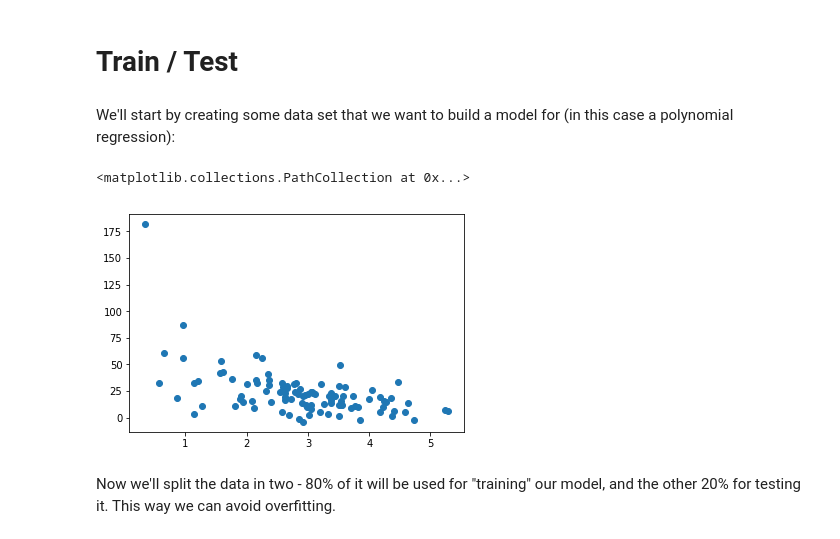
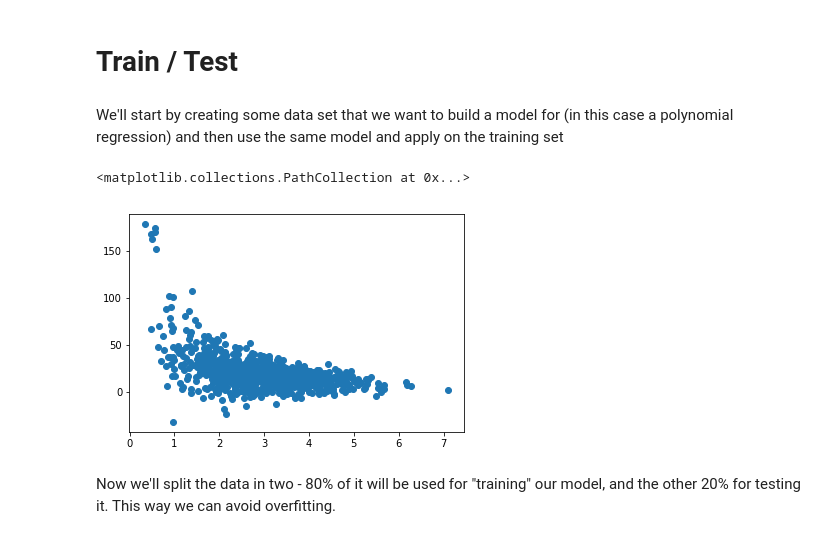
Before and after one commit to ramakris/gentfg-machine-learning, a Jupyter notebook: week3/TrainTest.ipynb, the cells around one changed output. Saved outputs shown, nothing was run; the diff lists cells and outputs as text; code cells hidden in the pictures.

```diff
--- a/week3/TrainTest.ipynb
+++ b/week3/TrainTest.ipynb
@@ -1,22 +1,22 @@
 # %% [markdown]
 # Train / Test
 # %% [markdown]
-We'll start by creating some data set that we want to build a model for (in this case a polynomial regression):
+We'll start by creating some data set that we want to build a model for (in this case a polynomial regression) and then use the same model and apply on the training set
 # %%
 %matplotlib inline
 import numpy as np
 from pylab import *
 
 np.random.seed(2)
 
-pageSpeeds = np.random.normal(3.0, 1.0, 100)
-purchaseAmount = np.random.normal(50.0, 30.0, 100) / pageSpeeds
+pageSpeeds = np.random.normal(3.0, 1.0, 1000)
+purchaseAmount = np.random.normal(50.0, 30.0, 1000) / pageSpeeds
 
 
 scatter(pageSpeeds, purchaseAmount)
 # %% [output]
 <matplotlib.collections.PathCollection at 0x...>
-[figure, old version]
+[figure, new version]
 # %% [markdown]
 Now we'll split the data in two - 80% of it will be used for "training" our model, and the other 20% for testing it. This way we can avoid overfitting.
 # %%
```
Also changed, not shown: parts of 7 cells of this notebook, 2 other files.
